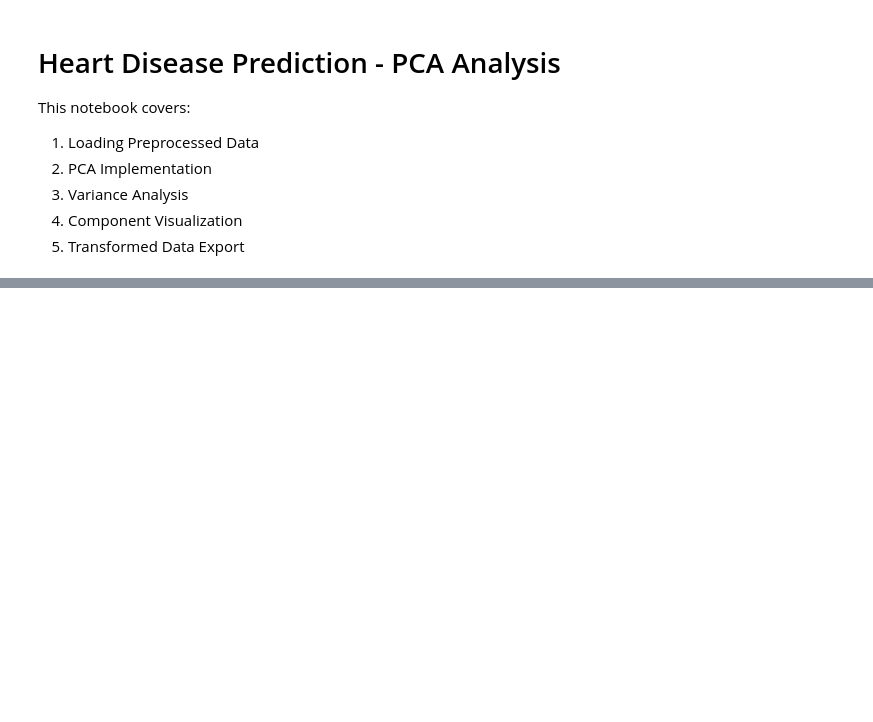
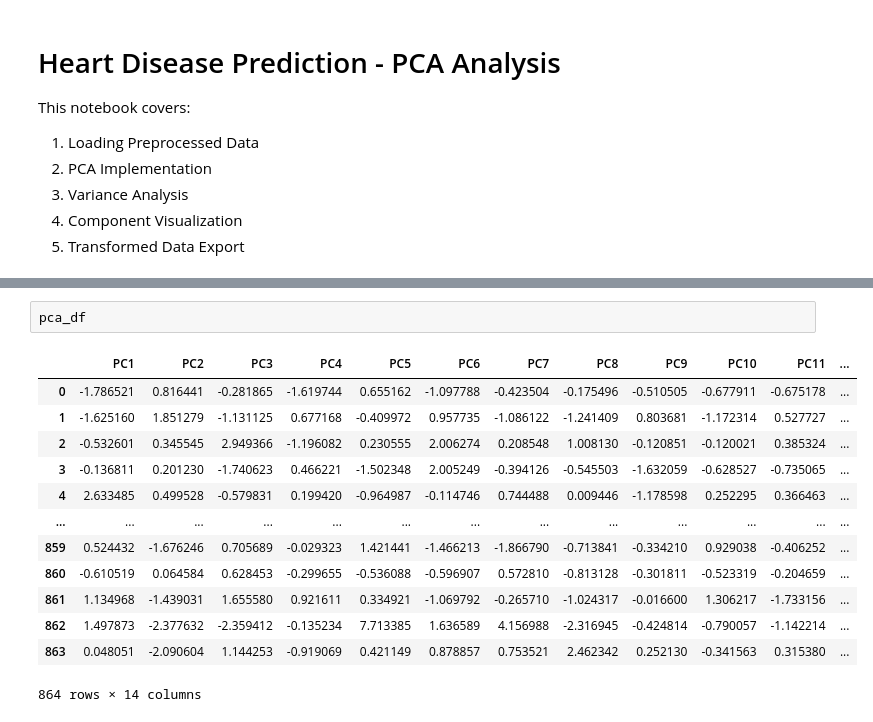
Before and after one commit to rahmamohax/Heart_Disease_Project, a Jupyter notebook: notebooks/02_pca_analysis.ipynb, the cells around one changed output, grey strips where cells are left out. Saved outputs shown, nothing was run; the diff lists cells and outputs as text; blank space fills up the shorter version.

```diff
--- a/notebooks/02_pca_analysis.ipynb
+++ b/notebooks/02_pca_analysis.ipynb
@@ -33,0 +98,16 @@ NameError: name 'df' is not defined
+# %%
+pca_df
+# %% [output]
+|  | PC1 | PC2 | PC3 | PC4 | PC5 | PC6 | PC7 | PC8 | PC9 | PC10 | PC11 | ... |
+| 0 | -1.786521 | 0.816441 | -0.281865 | -1.619744 | 0.655162 | -1.097788 | -0.423504 | -0.175496 | -0.510505 | -0.677911 | -0.675178 | ... |
+| 1 | -1.625160 | 1.851279 | -1.131125 | 0.677168 | -0.409972 | 0.957735 | -1.086122 | -1.241409 | 0.803681 | -1.172314 | 0.527727 | ... |
+| 2 | -0.532601 | 0.345545 | 2.949366 | -1.196082 | 0.230555 | 2.006274 | 0.208548 | 1.008130 | -0.120851 | -0.120021 | 0.385324 | ... |
+| 3 | -0.136811 | 0.201230 | -1.740623 | 0.466221 | -1.502348 | 2.005249 | -0.394126 | -0.545503 | -1.632059 | -0.628527 | -0.735065 | ... |
+| 4 | 2.633485 | 0.499528 | -0.579831 | 0.199420 | -0.964987 | -0.114746 | 0.744488 | 0.009446 | -1.178598 | 0.252295 | 0.366463 | ... |
+| ... | ... | ... | ... | ... | ... | ... | ... | ... | ... | ... | ... | ... |
+| 859 | 0.524432 | -1.676246 | 0.705689 | -0.029323 | 1.421441 | -1.466213 | -1.866790 | -0.713841 | -0.334210 | 0.929038 | -0.406252 | ... |
+| 860 | -0.610519 | 0.064584 | 0.628453 | -0.299655 | -0.536088 | -0.596907 | 0.572810 | -0.813128 | -0.301811 | -0.523319 | -0.204659 | ... |
+| 861 | 1.134968 | -1.439031 | 1.655580 | 0.921611 | 0.334921 | -1.069792 | -0.265710 | -1.024317 | -0.016600 | 1.306217 | -1.733156 | ... |
+| 862 | 1.497873 | -2.377632 | -2.359412 | -0.135234 | 7.713385 | 1.636589 | 4.156988 | -2.316945 | -0.424814 | -0.790057 | -1.142214 | ... |
+| 863 | 0.048051 | -2.090604 | 1.144253 | -0.919069 | 0.421149 | 0.878857 | 0.753521 | 2.462342 | 0.252130 | -0.341563 | 0.315380 | ... |
+864 rows × 14 columns
```
Also changed, not shown: parts of 5 cells of this notebook.
